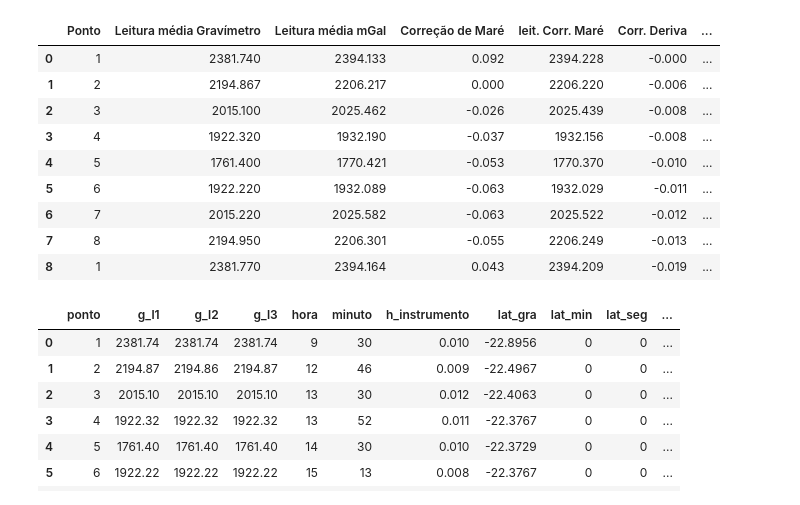
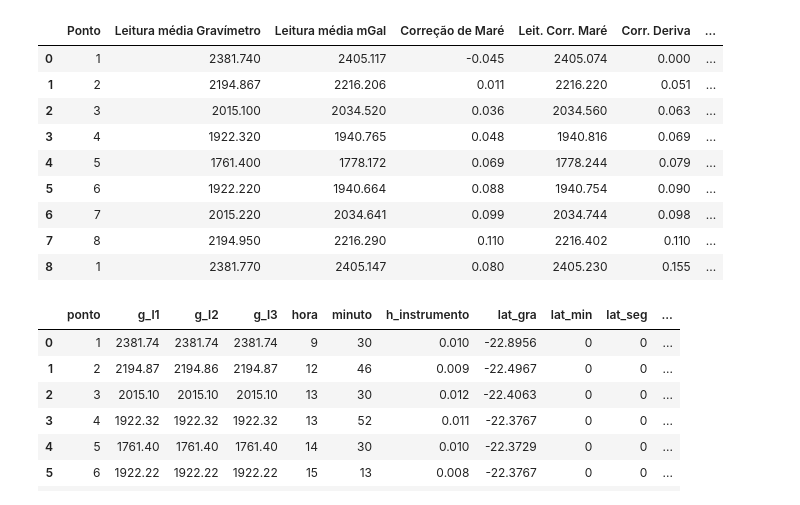
Before and after one commit to sophia-helena-paula/GRAREDv2, a Jupyter notebook: grared.ipynb, the cells around one changed output. Drawn from its saved outputs; the diff is of its cells as text; code cells hidden in the pictures.

Commit message:
feature: output

```diff
--- a/grared.ipynb
+++ b/grared.ipynb
@@ -5,6 +5,20 @@ from datetime import datetime
 import os
 from math import sqrt, atan, asin, acos, sin, cos, radians
 pd.options.display.max_columns = None
+# %%
+#VALORES DE ENTRADA E SAIDA
+
+input_path = r'data\GRARED_P_exemplo.csv'
+conv_path = r'data\Tabelas_conv_todas.xlsx'
+output_path = r'data\output_exemplo.csv'
+aceler_abs = 978789.852
+fuso = -3
+grav = 965
+dia = 12
+mes = 9
+ano = 2017
+densidade_b = 2.67
+elipsoide = 'grs84'
 # %%
 def open_leitura(input_path):
     # Obtém a extensão do arquivo
@@ -228,9 +242,9 @@ def calcular_aceleracoes_teoricas(elipsoide, df_leitura):
 
     elif elipsoide=='grs84':
         #Cálculo de Aceleração do GRS84
-        df_leitura['g_teor'] = (9.7803267714*((1+0.00193185138639*((np.sin(df_leitura['lat_rad']))**2))/((1-0.00669437999013*((np.sin(df_leitura['lat_rad']))**2)**(0.5)))))*(100000)
+        df_leitura['g_teor'] = (978032.67714*((1+0.00193185138639*((np.sin(df_leitura['lat_rad']))**2))/((1-0.00669437999013*((np.sin(df_leitura['lat_rad']))**2)**(0.5))))) #CORRIGIR
 
-    #df_leitura['g_teor'] = df_leitura['g_teor']/100 #VERIFY IF NEEDS TO DIVIDE BY 100!!!!!
+
     return df_leitura
 
 def correcao_ar_livre(df_leitura):
@@ -251,9 +265,9 @@ def df_wrapper(df,  dec=3):
         'Leitura média Gravímetro': np.around(df['g_med_lido'], decimals=dec),
         'Leitura média mGal': np.around(df['g_conv'], decimals=dec),
         'Correção de Maré': np.around(df['c_tide'], decimals=dec),
-        'leit. Corr. Maré': np.around(df['g_tide'], decimals=dec),
+        'Leit. Corr. Maré': np.around(df['g_tide'], decimals=dec),
         'Corr. Deriva': np.around(df['cd'], decimals=dec),
-        'leit. corr. Deriva': np.around(df['g_cd'], decimals=dec),
+        'Leit. Corr. Deriva': np.around(df['g_cd'], decimals=dec),
         'g. Obs.': np.around(df['g_obs'], decimals=dec),
         'g. Teórico': np.around(df['g_teor'], decimals=dec),
         'Corr. Ar-livre': np.around(df['ca'], decimals=dec),
@@ -266,46 +280,35 @@ def df_wrapper(df,  dec=3):
     })
     return df_final
 # %%
-input_path = r'data\GRARED_P_exemplo.csv'
-conv_path = r'data\Tabelas_conv_todas.xlsx'
-output_path = r'data\output_exemplo.csv'
-aceler_abs = 9815.55
-fuso = -3
-grav = 996
-dia = 30
-mes = 4
-ano = 2023
-densidade_b = 3.22
-elipsoide = 'grs84'
-
 def pipeline(grav, dia, mes, ano, fuso, densidade_b, aceler_abs, elipsoide, input_path, conv_path, output_path):
     df_conv = open_m_conv(conv_path, grav)
     df = open_leitura(input_path)
     df_1 = calcular_dados(df,fuso)
     df_2 = media_leituras(df_1)
     df_3 = conversão_mgal(df_2, df_conv)
     df_4 = correcao_altura_instrumental(df_3)
     df_5 = correcao_mare(df_4, ano, mes, dia)
     df_6 = correcao_deriva_instrumental(df_5)
     df_7 = calcular_aceleracao_observada(aceler_abs, df_6)
     df_8 = calcular_aceleracoes_teoricas(elipsoide, df_7)
     df_9 = correcao_ar_livre(df_8)
     df_10 = correcao_bouguer_simples(df_9, densidade_b)
     df_final = df_wrapper(df_10)
     return df_final
 df = pipeline(grav, dia, mes, ano, fuso, densidade_b, aceler_abs, elipsoide, input_path, conv_path, output_path)
+df.to_csv(output_path, sep='\t', index=False)
 df
 # %% [output]
-|  | Ponto | Leitura média Gravímetro | Leitura média mGal | Correção de Maré | leit. Corr. Maré | Corr. Deriva | ... |
-| 0 | 1 | 2381.740 | 2394.133 | 0.092 | 2394.228 | -0.000 | ... |
-| 1 | 2 | 2194.867 | 2206.217 | 0.000 | 2206.220 | -0.006 | ... |
-| 2 | 3 | 2015.100 | 2025.462 | -0.026 | 2025.439 | -0.008 | ... |
-| 3 | 4 | 1922.320 | 1932.190 | -0.037 | 1932.156 | -0.008 | ... |
-| 4 | 5 | 1761.400 | 1770.421 | -0.053 | 1770.370 | -0.010 | ... |
-| 5 | 6 | 1922.220 | 1932.089 | -0.063 | 1932.029 | -0.011 | ... |
-| 6 | 7 | 2015.220 | 2025.582 | -0.063 | 2025.522 | -0.012 | ... |
-| 7 | 8 | 2194.950 | 2206.301 | -0.055 | 2206.249 | -0.013 | ... |
-| 8 | 1 | 2381.770 | 2394.164 | 0.043 | 2394.209 | -0.019 | ... |
+|  | Ponto | Leitura média Gravímetro | Leitura média mGal | Correção de Maré | Leit. Corr. Maré | Corr. Deriva | ... |
+| 0 | 1 | 2381.740 | 2405.117 | -0.045 | 2405.074 | 0.000 | ... |
+| 1 | 2 | 2194.867 | 2216.206 | 0.011 | 2216.220 | 0.051 | ... |
+| 2 | 3 | 2015.100 | 2034.520 | 0.036 | 2034.560 | 0.063 | ... |
+| 3 | 4 | 1922.320 | 1940.765 | 0.048 | 1940.816 | 0.069 | ... |
+| 4 | 5 | 1761.400 | 1778.172 | 0.069 | 1778.244 | 0.079 | ... |
+| 5 | 6 | 1922.220 | 1940.664 | 0.088 | 1940.754 | 0.090 | ... |
+| 6 | 7 | 2015.220 | 2034.641 | 0.099 | 2034.744 | 0.098 | ... |
+| 7 | 8 | 2194.950 | 2216.290 | 0.110 | 2216.402 | 0.110 | ... |
+| 8 | 1 | 2381.770 | 2405.147 | 0.080 | 2405.230 | 0.155 | ... |
 # %%
 df_conv = open_m_conv(conv_path, grav)
 df = open_leitura(input_path)
```
Also changed, not shown: 1 other file.
